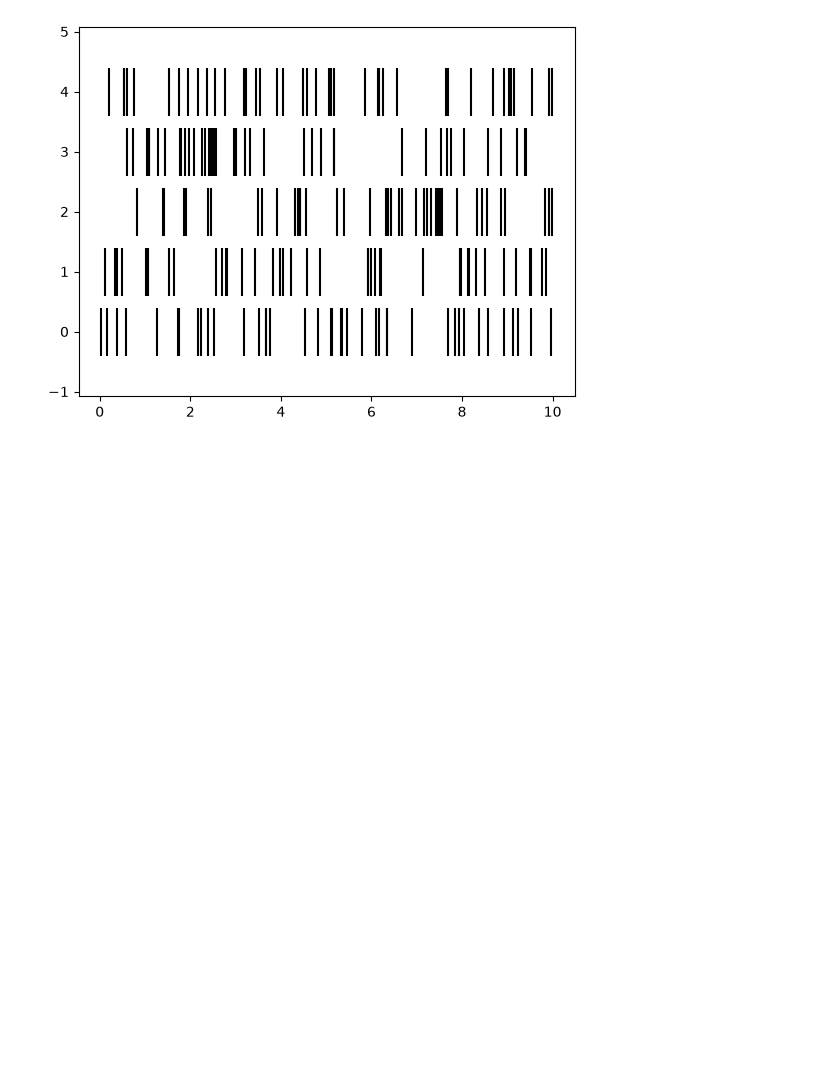
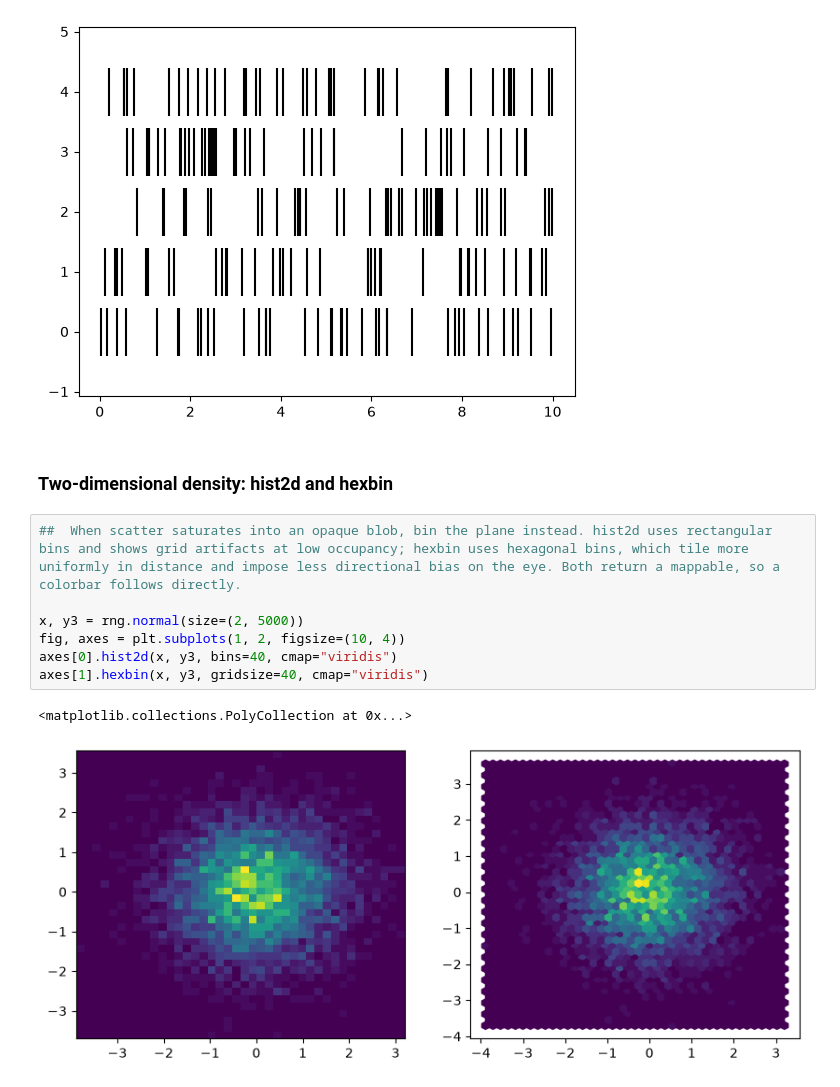
Before and after one commit to ImadElMaftouhi/Machine-learning, a Jupyter notebook: fundamentals/matplotlib/note.ipynb, the cells around one changed output. Drawn from its saved outputs; the diff is of its cells as text; blank space fills up the shorter version.

Commit message:
added section on two-dimensional density plot

```diff
--- a/fundamentals/matplotlib/note.ipynb
+++ b/fundamentals/matplotlib/note.ipynb
@@ -398,3 +398,15 @@ ax.eventplot(events, colors="black", lineoffsets=range(5), linelengths=0.8)
 plt.show()
 # %% [output]
 [figure]
+# %% [markdown]
+### Two-dimensional density: hist2d and hexbin
+# %%
+##  When scatter saturates into an opaque blob, bin the plane instead. hist2d uses rectangular bins and shows grid artifacts at low occupancy; hexbin uses hexagonal bins, which tile more uniformly in distance and impose less directional bias on the eye. Both return a mappable, so a colorbar follows directly.
+
+x, y3 = rng.normal(size=(2, 5000))
+fig, axes = plt.subplots(1, 2, figsize=(10, 4))
+axes[0].hist2d(x, y3, bins=40, cmap="viridis")
+axes[1].hexbin(x, y3, gridsize=40, cmap="viridis")
+# %% [output]
+<matplotlib.collections.PolyCollection at 0x...>
+[figure, added]
```
